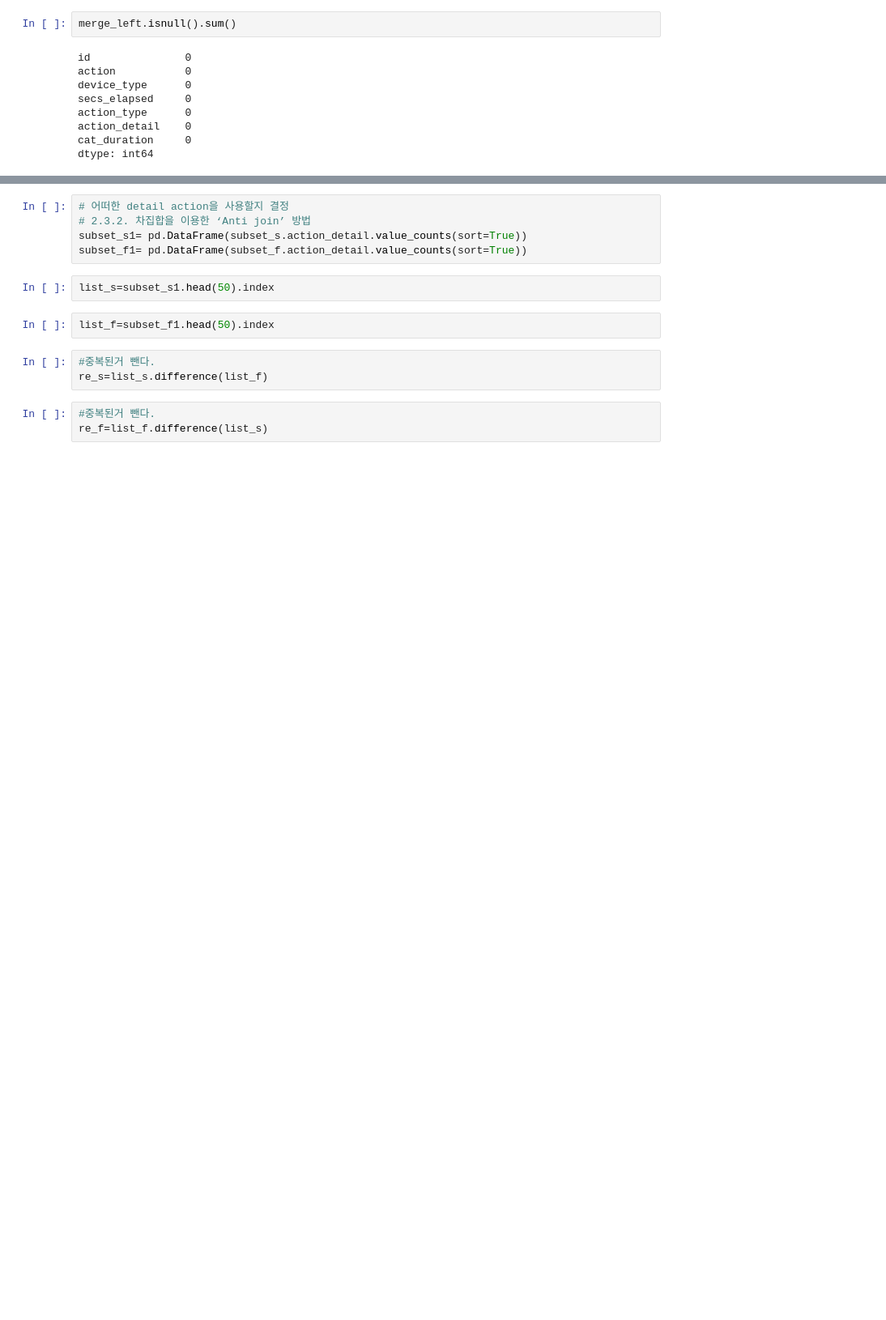
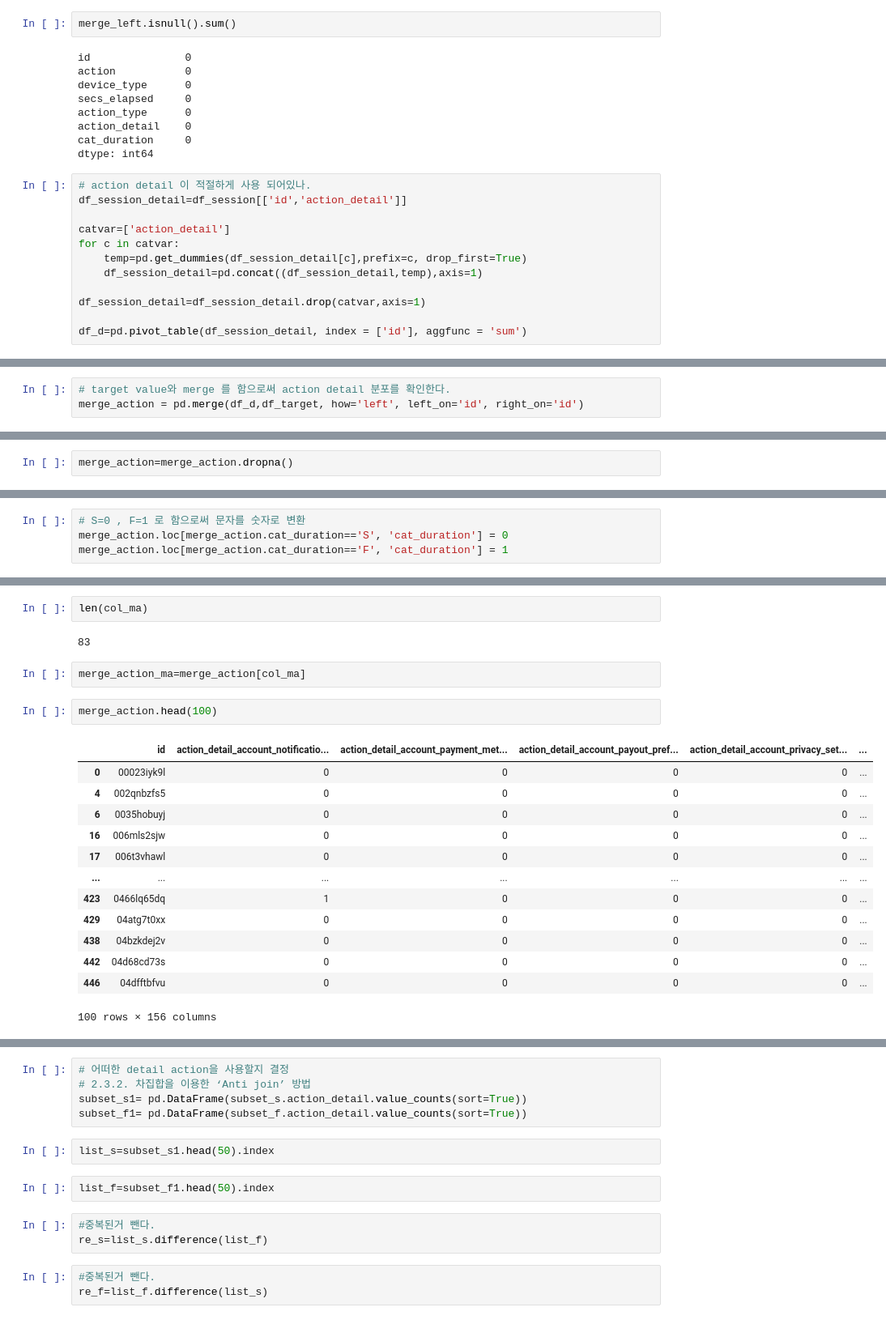
Before and after one commit to Kim-Jong-Gyu/3rdBA, a Jupyter notebook: final_selsction.ipynb, the cells around one changed output, grey strips where cells are left out. Shown: that part at 81% size. Saved outputs shown, nothing was run; the diff lists cells and outputs as text; blank space fills up the shorter version.

```diff
--- a/final_selsction.ipynb
+++ b/final_selsction.ipynb
@@ -58,3 +75,15 @@ action_type      0
 action_detail    0
 cat_duration     0
 dtype: int64
+# %%
+# action detail 이 적절하게 사용 되어있나.
+df_session_detail=df_session[['id','action_detail']]
+
+catvar=['action_detail']
+for c in catvar:
+    temp=pd.get_dummies(df_session_detail[c],prefix=c, drop_first=True)
+    df_session_detail=pd.concat((df_session_detail,temp),axis=1)
+
+df_session_detail=df_session_detail.drop(catvar,axis=1)
+
+df_d=pd.pivot_table(df_session_detail, index = ['id'], aggfunc = 'sum')
@@ -60,0 +107,3 @@ dtype: int64
+# %%
+# target value와 merge 를 함으로써 action detail 분포를 확인한다.
+merge_action = pd.merge(df_d,df_target, how='left', left_on='id', right_on='id')
@@ -60,0 +125,2 @@ dtype: int64
+# %%
+merge_action=merge_action.dropna()
@@ -60,0 +137,4 @@ dtype: int64
+# %%
+# S=0 , F=1 로 함으로써 문자를 숫자로 변환
+merge_action.loc[merge_action.cat_duration=='S', 'cat_duration'] = 0
+merge_action.loc[merge_action.cat_duration=='F', 'cat_duration'] = 1
@@ -60,0 +258,22 @@ dtype: int64
+# %%
+len(col_ma)
+# %% [output]
+83
+# %%
+merge_action_ma=merge_action[col_ma]
+# %%
+merge_action.head(100)
+# %% [output]
+|  | id | action_detail_account_notificatio... | action_detail_account_payment_met... | action_detail_account_payout_pref... | action_detail_account_privacy_set... | ... |
+| 0 | 00023iyk9l | 0 | 0 | 0 | 0 | ... |
+| 4 | 002qnbzfs5 | 0 | 0 | 0 | 0 | ... |
+| 6 | 0035hobuyj | 0 | 0 | 0 | 0 | ... |
+| 16 | 006mls2sjw | 0 | 0 | 0 | 0 | ... |
+| 17 | 006t3vhawl | 0 | 0 | 0 | 0 | ... |
+| ... | ... | ... | ... | ... | ... | ... |
+| 423 | 0466lq65dq | 1 | 0 | 0 | 0 | ... |
+| 429 | 04atg7t0xx | 0 | 0 | 0 | 0 | ... |
+| 438 | 04bzkdej2v | 0 | 0 | 0 | 0 | ... |
+| 442 | 04d68cd73s | 0 | 0 | 0 | 0 | ... |
+| 446 | 04dfftbfvu | 0 | 0 | 0 | 0 | ... |
+100 rows × 156 columns
```
Also changed, not shown: parts of 70 cells of this notebook, 3 other files.
